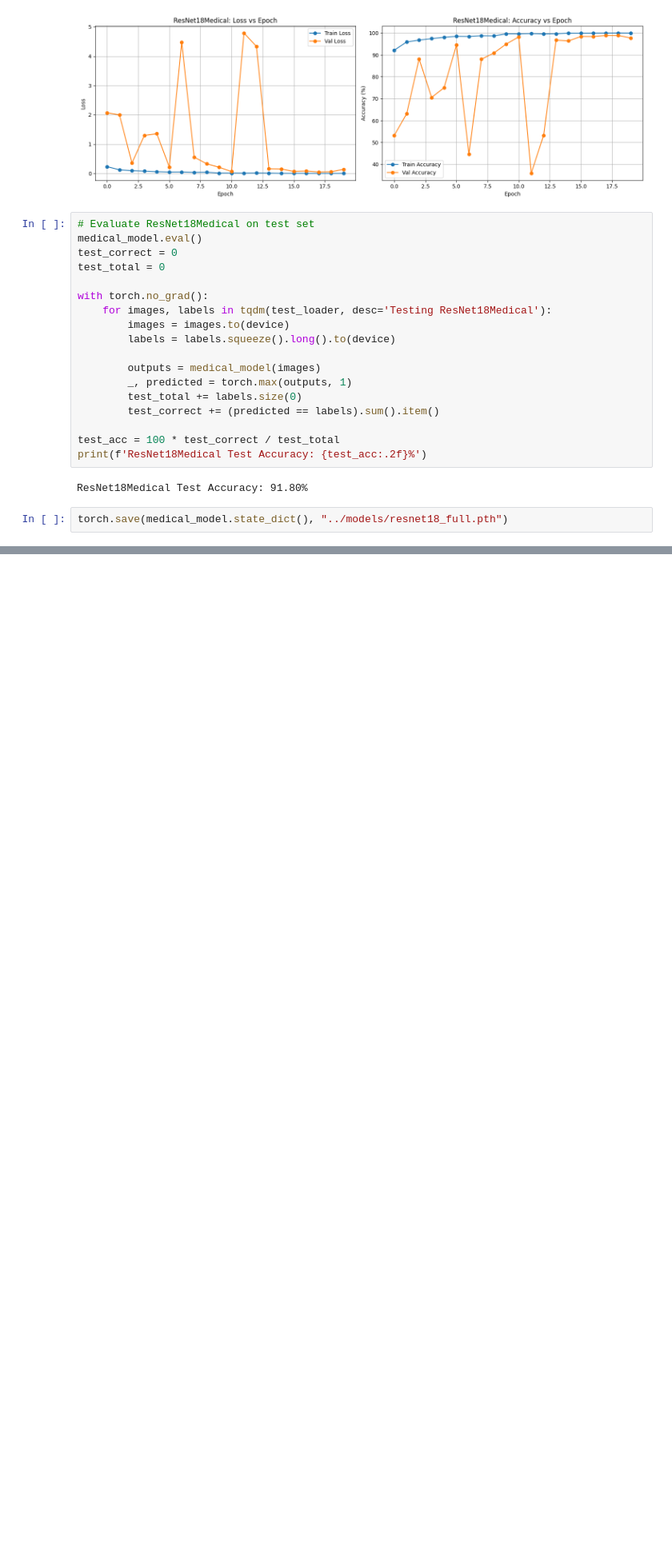
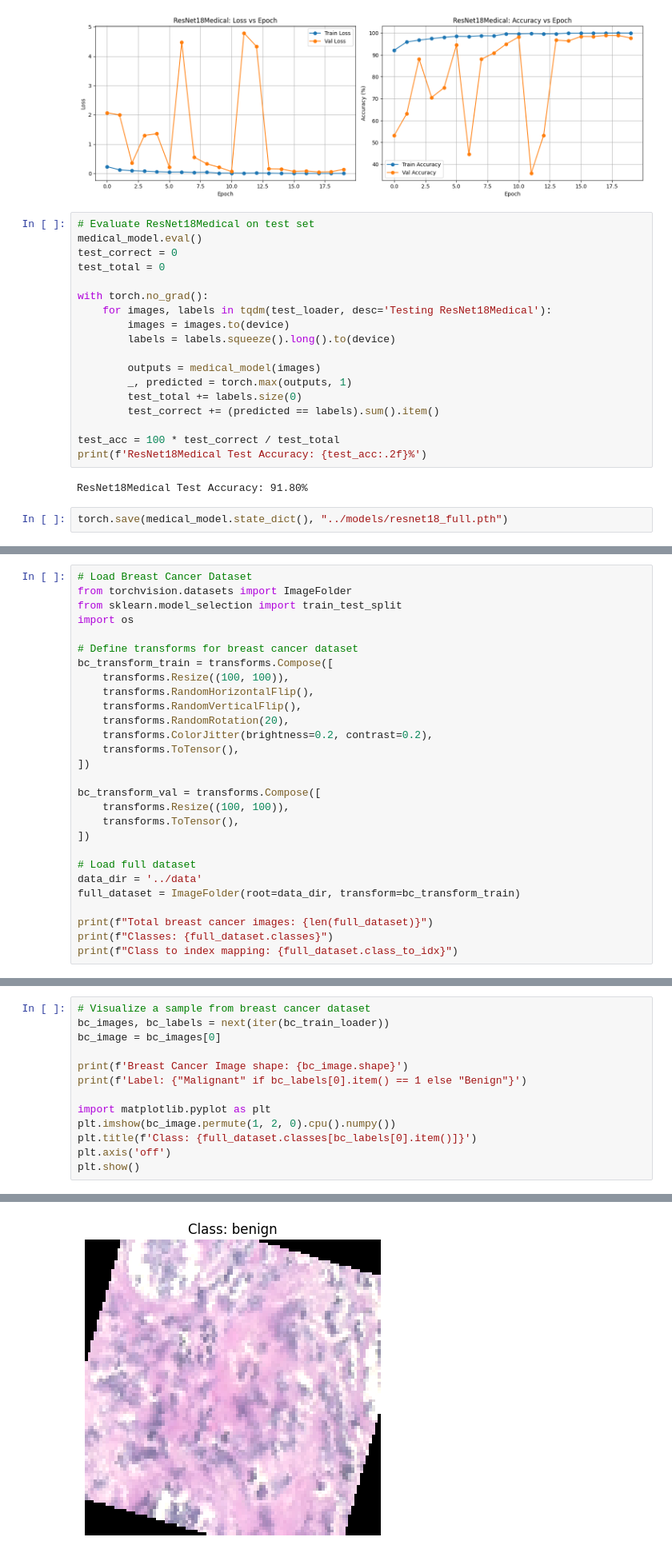
Before and after one commit to capstone-158/fed-health, a Jupyter notebook: node/train.ipynb, the cells around one changed output, grey strips where cells are left out. Shown at 80% size. Cells and saved outputs as stored; diff of their text form; blank space fills up the shorter version.

```diff
--- a/node/train.ipynb
+++ b/node/train.ipynb
@@ -300,0 +303,28 @@ torch.save(medical_model.state_dict(), "../models/resnet18_full.pth")
+# %%
+# Load Breast Cancer Dataset
+from torchvision.datasets import ImageFolder
+from sklearn.model_selection import train_test_split
+import os
+
+# Define transforms for breast cancer dataset
+bc_transform_train = transforms.Compose([
+    transforms.Resize((100, 100)),
+    transforms.RandomHorizontalFlip(),
+    transforms.RandomVerticalFlip(),
+    transforms.RandomRotation(20),
+    transforms.ColorJitter(brightness=0.2, contrast=0.2),
+    transforms.ToTensor(),
+])
+
+bc_transform_val = transforms.Compose([
+    transforms.Resize((100, 100)),
+    transforms.ToTensor(),
+])
+
+# Load full dataset
+data_dir = '../data'
+full_dataset = ImageFolder(root=data_dir, transform=bc_transform_train)
+
+print(f"Total breast cancer images: {len(full_dataset)}")
+print(f"Classes: {full_dataset.classes}")
+print(f"Class to index mapping: {full_dataset.class_to_idx}")
@@ -300,0 +392,14 @@ torch.save(medical_model.state_dict(), "../models/resnet18_full.pth")
+# %%
+# Visualize a sample from breast cancer dataset
+bc_images, bc_labels = next(iter(bc_train_loader))
+bc_image = bc_images[0]
+
+print(f'Breast Cancer Image shape: {bc_image.shape}')
+print(f'Label: {"Malignant" if bc_labels[0].item() == 1 else "Benign"}')
+
+import matplotlib.pyplot as plt
+plt.imshow(bc_image.permute(1, 2, 0).cpu().numpy())
+plt.title(f'Class: {full_dataset.classes[bc_labels[0].item()]}')
+plt.axis('off')
+plt.show()
+# %% [output]
@@ -300,0 +408 @@ torch.save(medical_model.state_dict(), "../models/resnet18_full.pth")
+[figure, added]
```
Also changed, not shown: parts of 10 cells of this notebook, 2 other files.
